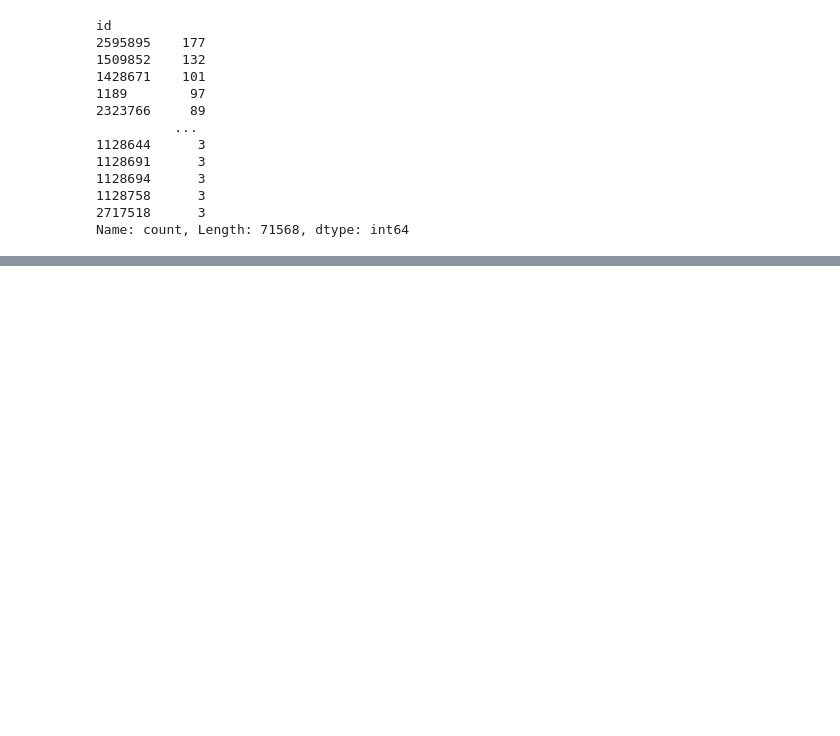
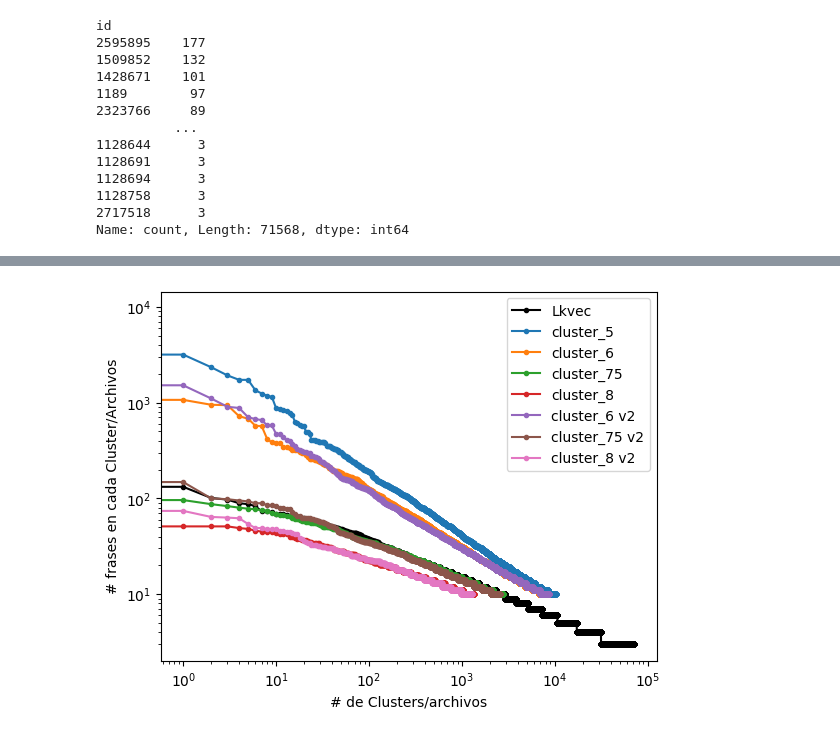
Before and after one commit to Ale-Mildiner/Tesis, a Jupyter notebook: Lkvec_Emb_comparation/visualizacion.ipynb, the cells around one changed output, grey strips where cells are left out. Saved outputs shown, nothing was run; the diff lists cells and outputs as text; code cells hidden in the pictures; blank space fills up the shorter version.

Commit message:
agrego varios archivos de clusterizacion y modificaciones varias

```diff
--- a/Lkvec_Emb_comparation/visualizacion.ipynb
+++ b/Lkvec_Emb_comparation/visualizacion.ipynb
@@ -67,0 +89,20 @@ clusters_threshold_8.pickle
+# %%
+sorted(Lkvec_phrs_count, reverse = True)
+
+plt.figure()
+plt.plot(sorted(Lkvec_phrs_count, reverse = True), '.-',label ='Lkvec', color = 'black')
+for file in f1:
+    cant_plot = sorted(cant1[file], reverse = True)
+    plt.plot(cant_plot, '.-', label = file)
+
+for file in f2:
+    cant_plot = sorted(cant2[file], reverse = True)
+    plt.plot(cant_plot, '.-', label = file+' v2')
+plt.yscale('log')
+plt.xscale('log')
+plt.ylabel('# frases en cada Cluster/Archivos')
+plt.xlabel('# de Clusters/archivos')
+plt.legend()
+plt.show()
+# %% [output]
+[figure, added]
```
Also changed, not shown: parts of 12 cells of this notebook, 6 other files.
